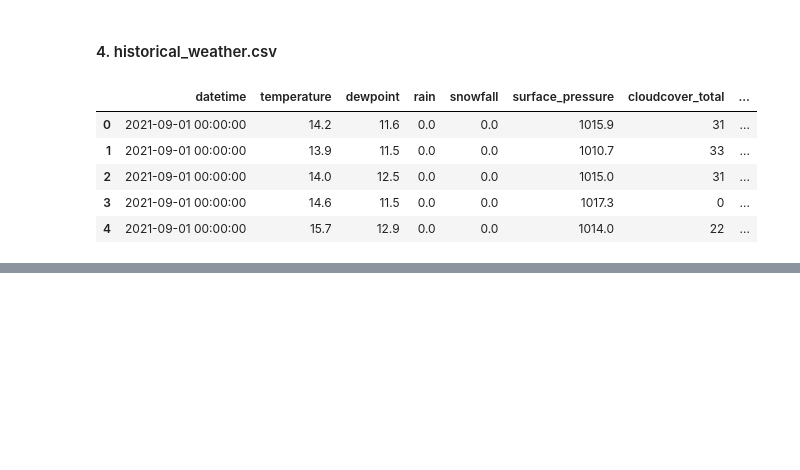
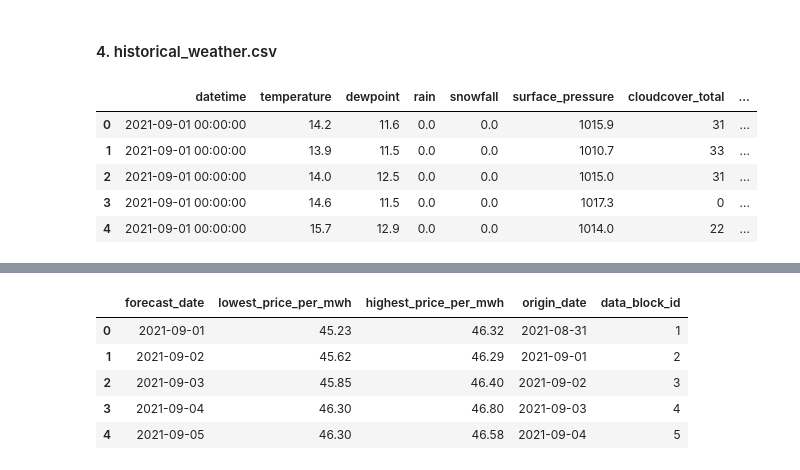
Before and after one commit to jackren0000/Enefit---Predict-Energy-Behavior-of-Prosumers, a Jupyter notebook: predict-energy-behavior-of-prosumers.ipynb, the cells around one changed output, grey strips where cells are left out. Saved outputs shown, nothing was run; the diff lists cells and outputs as text; code cells hidden in the pictures; blank space fills up the shorter version.

```diff
--- a/predict-energy-behavior-of-prosumers.ipynb
+++ b/predict-energy-behavior-of-prosumers.ipynb
@@ -486,6 +486,15 @@ hw_df_datetime_county.drop_duplicates(inplace=True)
 hw_df_datetime.drop('datetime', axis=1, inplace=True)
 # drop the 'datetime' column as it's no longer needed after extracting hour
 hw_df_datetime_county.drop('datetime', axis=1, inplace=True)
+# %%
+gas_df.head()
+# %% [output]
+|  | forecast_date | lowest_price_per_mwh | highest_price_per_mwh | origin_date | data_block_id |
+| 0 | 2021-09-01 | 45.23 | 46.32 | 2021-08-31 | 1 |
+| 1 | 2021-09-02 | 45.62 | 46.29 | 2021-09-01 | 2 |
+| 2 | 2021-09-03 | 45.85 | 46.40 | 2021-09-02 | 3 |
+| 3 | 2021-09-04 | 46.30 | 46.80 | 2021-09-03 | 4 |
+| 4 | 2021-09-05 | 46.30 | 46.58 | 2021-09-04 | 5 |
 # %%
 def preTrain(data, client, hist_weather, forecast_weather, electricity, gas, locations):
 
```
Also changed, not shown: parts of 5 cells of this notebook.
